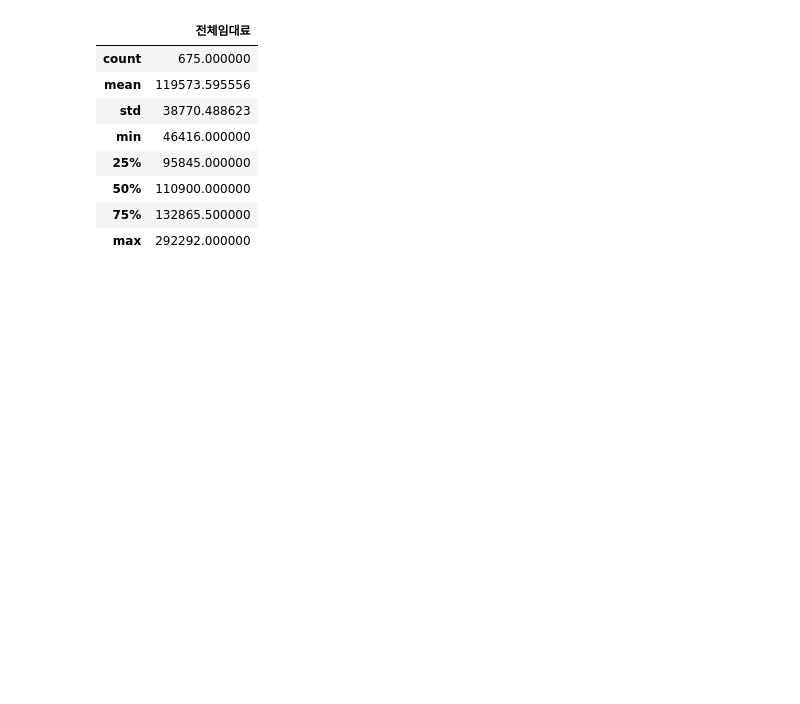
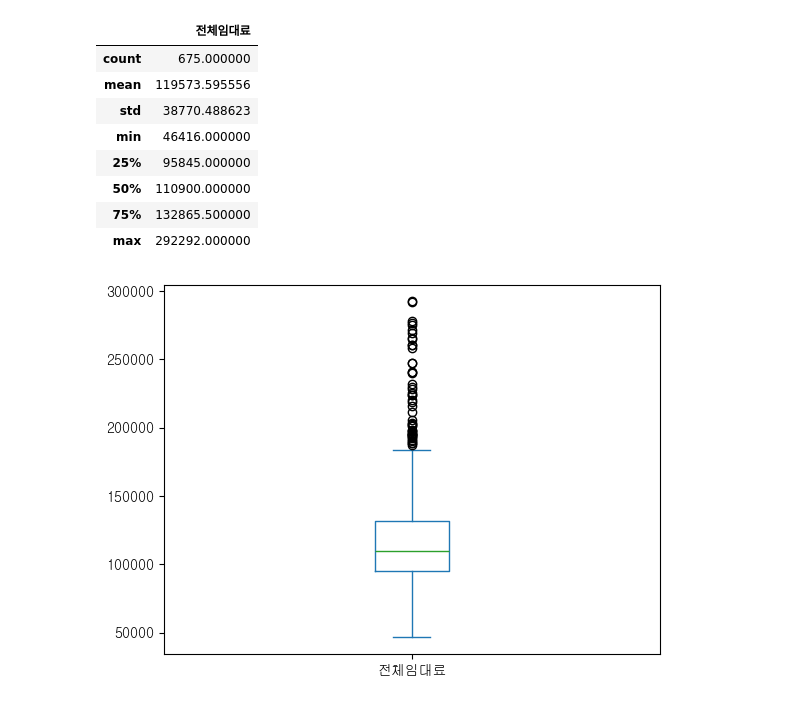
Before and after one commit to SKNetworks-AI19-250818/SKN19_2nd_1team, a Jupyter notebook: eda/rent/rent.ipynb, the cells around one changed output. Cells and saved outputs as stored; diff of their text form; code cells hidden in the pictures; blank space fills up the shorter version.

```diff
--- a/eda/rent/rent.ipynb
+++ b/eda/rent/rent.ipynb
@@ -52,3 +59,8 @@ df['기준_년분기_코드'] = df['기준_년분기_코드'].str.replace('년 '
 df['기준_년분기_코드'] = df['기준_년분기_코드'].str.replace('분기', '')
 # %%
 df.sort_values('기준_년분기_코드').to_csv('rent_data.csv', index=False)
+# %%
+df['전체임대료'].plot(kind='box')
+plt.show()
+# %% [output]
+[figure, added]
```
Also changed, not shown: parts of 2 cells of this notebook.
